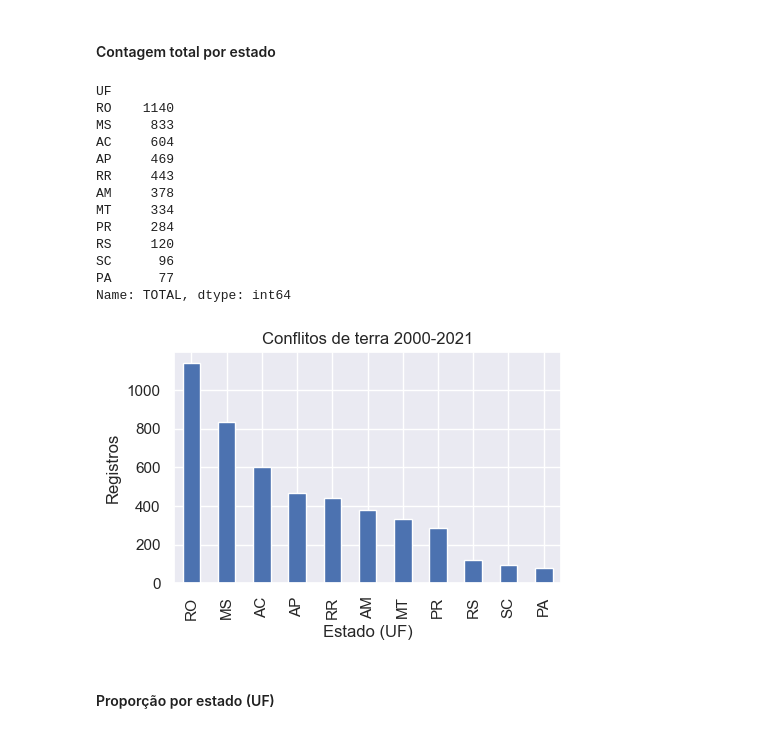
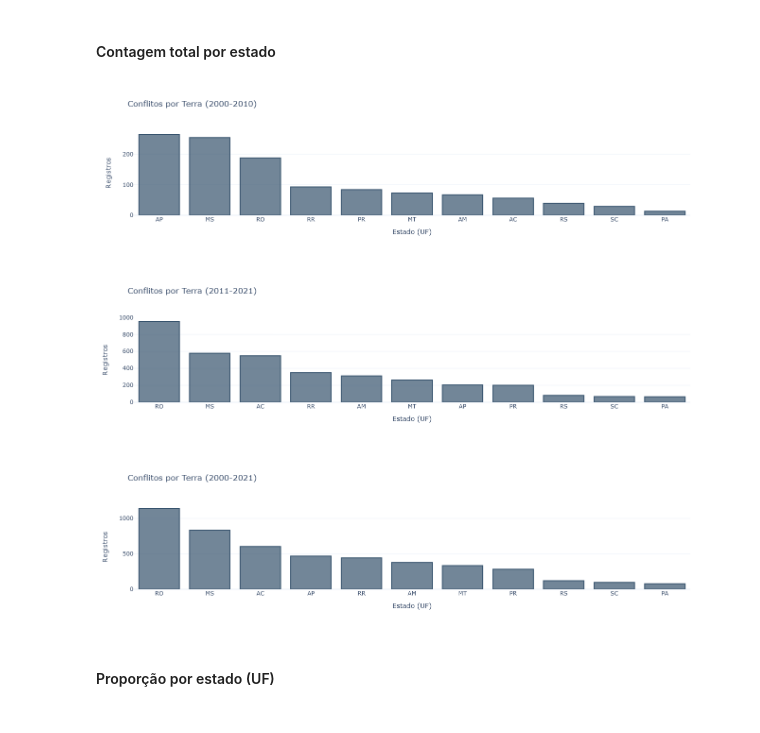
Before and after one commit to luisresende13/Conflitos-de-Terra, a Jupyter notebook: Exploração Histórico de Conflitos de Terra.ipynb, the cells around one changed output. Saved outputs shown, nothing was run; the diff lists cells and outputs as text; code cells hidden in the pictures.

Commit message:
update charts to use plotly module in history exploratory analysis

```diff
--- a/Exploração Histórico de Conflitos de Terra.ipynb
+++ b/Exploração Histórico de Conflitos de Terra.ipynb
@@ -29,9 +53,11 @@ history['ID'] = history['MUN'] + ' - ' + history['UF']
 # %%
 # Listar colunas com contagems por ano
-year_columns = list(filter(lambda col: '20' in col, history.columns))
+year_columns = ['CONF2000', 'CONF2001', 'CONF2002', 'CONF2003', 'CONF2004', 'CONF2005', 'CONF2006', 'CONF2007', 'CONF2008', 'CONF2009', 'CONF2010', 'CONF2011', 'CONF2012', 'CONF2013', 'CONF2014', 'CONF2015', 'CONF2016', 'CONF2017', 'CONF2018', 'CONF2019', 'CONF2020', 'CONF2021']
 
 # Somar colunas com contagems por ano
 history['TOTAL'] = history[year_columns].sum(axis=1)
+history['TOTAL_2000_2010'] = history[year_columns[:11]].sum(axis=1)
+history['TOTAL_2011_2021'] = history[year_columns[11:]].sum(axis=1)
 # %% [markdown]
 #### Criar coluna para o arco regional ao qual o estado do município pertence
 # %%
@@ -80,15 +97,0 @@ Index(['id', 'CUGN', 'CUGT', 'MUN', 'UF', 'FF', 'FFSITGEO', 'FRONTEIRA',
-# %%
-# Conflitos por cidade
-city_count = history.set_index('ID')['TOTAL']
-
-
-# Top 10 cidades com mais conflitos
-data = city_count.nlargest(10)
-
-print(data)
-ax = data.plot.bar(
-    title="Conflitos de terra 2000-2021",
-    xlabel="Município",
-    ylabel="Registros",
-    figsize=(5, 3),
-)
@@ -129,33 +126,34 @@ city_count.sort_values(ascending=False).to_dict()
 # %% [markdown]
 #### Contagem total por estado
 # %%
-# Conflitos por estado (UF)
+from Modulos.visu import bar_chart
+
+plot = lambda data, title: bar_chart(
+    data,
+    marker=dict(color='rgba(55, 83, 109, 0.7)', line=dict(color='rgba(55, 83, 109, 1.0)', width=2)),
+    title=title,
+    xaxis_title="Estado (UF)",
+    yaxis_title="Registros",
+    template='plotly_white',
+    width=500,
+    height=300
+)
+
+uf_count = history.groupby('UF')['TOTAL_2000_2010'].sum()
+data = uf_count.sort_values(ascending=False)
+plot(data, "Conflitos por Terra (2000-2010)")
+
+uf_count = history.groupby('UF')['TOTAL_2011_2021'].sum()
+data = uf_count.sort_values(ascending=False)
+plot(data, "Conflitos por Terra (2011-2021)")
+
 uf_count = history.groupby('UF')['TOTAL'].sum()
-
-# Contagem de conflitos por estado
 data = uf_count.sort_values(ascending=False)
-print(data)
-ax = data.plot.bar(
-    title="Conflitos de terra 2000-2021",
-    xlabel="Estado (UF)",
-    ylabel="Registros",
-    figsize=(5, 3),
-)
+plot(data, "Conflitos por Terra (2000-2021)")
 # %% [output]
-UF
-RO    1140
-MS     833
-AC     604
-AP     469
-RR     443
-AM     378
-MT     334
-PR     284
-RS     120
-SC      96
-PA      77
-Name: TOTAL, dtype: int64
-[figure, old version]
+[figure, new version]
+[figure, added]
+[figure, added]
 # %% [markdown]
 #### Proporção por estado (UF)
 # %%
```
Also changed, not shown: parts of 16 cells of this notebook, 1 other file.
